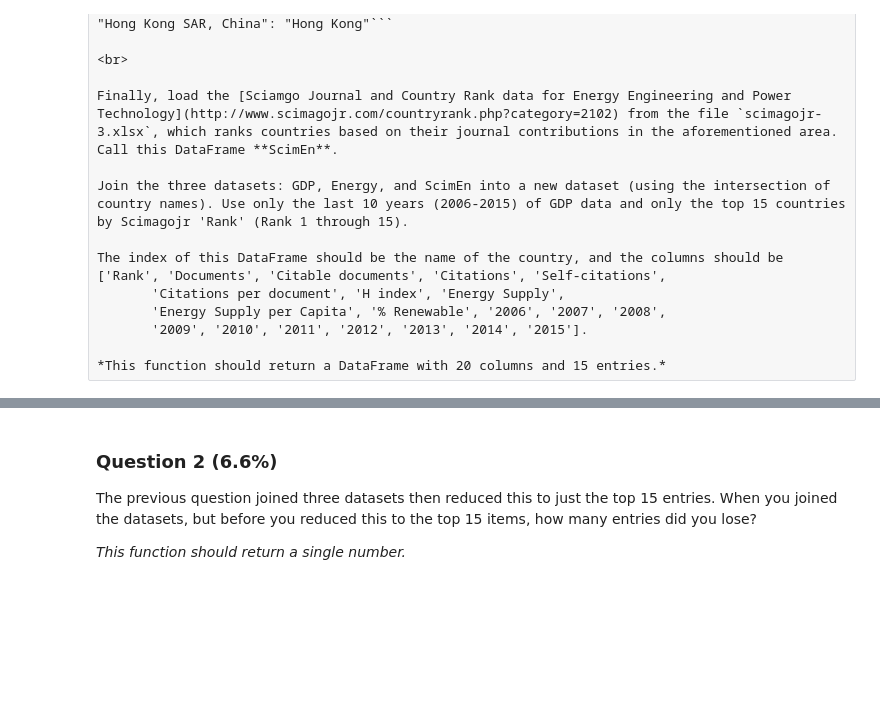
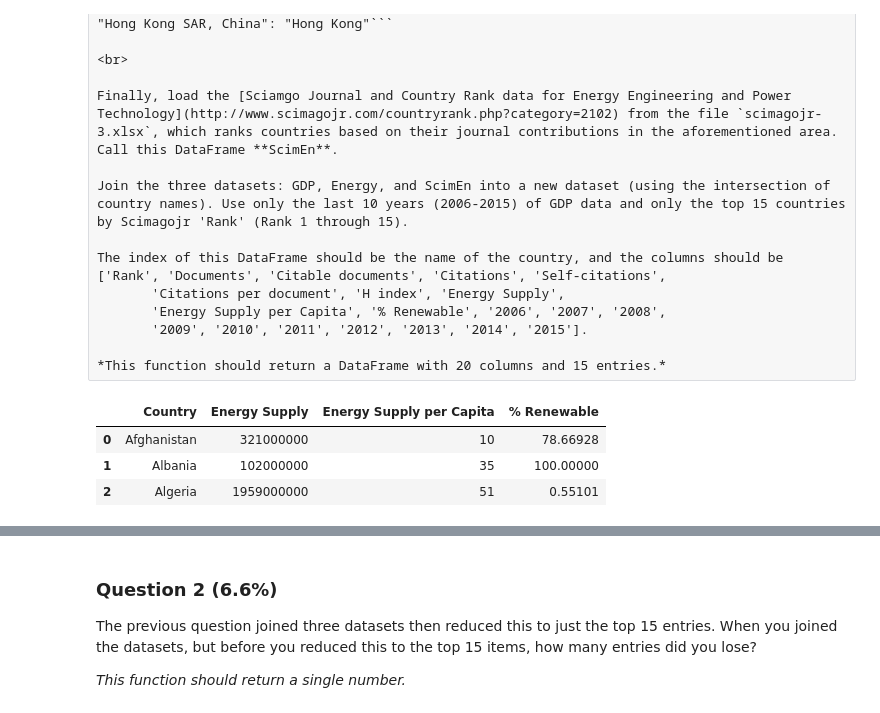
Before and after one commit to lunaplush/courseraJUPy, a Jupyter notebook: Assignment+3.ipynb, the cells around one changed output, grey strips where cells are left out. Saved outputs shown, nothing was run; the diff lists cells and outputs as text; code cells hidden in the pictures; blank space fills up the shorter version.

```diff
--- a/Assignment+3.ipynb
+++ b/Assignment+3.ipynb
@@ -60,28 +60,38 @@ import numpy as np
 import re
 # %%
 
-Location =r"c:\Users\Inspiron\Documents\courseraJUPy\Energy Indicators.xls"
 
+Location = "Energy Indicators.xls"
 xfile = pd.ExcelFile(Location)
 sheets = xfile.sheet_names
 energy = xfile.parse(sheets[0], skiprows = np.arange(1,18), skip_footer = 38,  \
                      names = ['Country', 'Energy Supply', 'Energy Supply per Capita', '% Renewable'], parse_cols = [2,3,4,5])
 energy["Energy Supply"] = energy["Energy Supply"]*1000000
 
 
 #print(energy.iloc()[4]["Energy Supply"].str.rfind('...'))
 #print(energy[energy["Country"] == "Guam"])
 
 Crit1 = energy["Energy Supply"].str.find('..') == 0
 energy.loc[Crit1,"Energy Supply"] = np.NaN
 Crit2 = energy["Energy Supply per Capita"].str.find('..') == 0
 energy.loc[Crit2,"Energy Supply per Capita"] = np.NaN
 
 energy["Country"] = energy["Country"].str.replace(" +\(.*\)","")
 energy["Country"] = energy["Country"].str.replace("[0-9]+","")
 
-energy[energy["Country"] == "Republic of Korea"] = "South Korea"
-energy[energy["Country"] == "United States of America"] = "United States"
+ch_list = {"Republic of Korea": "South Korea",
+"United States of America": "United States",
+"United Kingdom of Great Britain and Northern Ireland": "United Kingdom",
+"China, Hong Kong Special Administrative Region": "Hong Kong"}
+
+for a in ch_list:
+    energy.loc[energy["Country"] == a,"Country"] = ch_list[a]
+
 #energy[energy["Country"] == "Iran, Islamic Rep."] = "Iran"
-energy[energy["Country"] == "United Kingdom of Great Britain and Northern Ireland" ] = "United Kingdom"
-energy[energy["Country"].str.find("China, Hong Kong") == 0] = "Hong Kong"
+energy.head(3)
+# %% [output]
+|  | Country | Energy Supply | Energy Supply per Capita | % Renewable |
+| 0 | Afghanistan | 321000000 | 10 | 78.66928 |
+| 1 | Albania | 102000000 | 35 | 100.00000 |
+| 2 | Algeria | 1959000000 | 51 | 0.55101 |
```
Also changed, not shown: parts of 3 cells of this notebook.
